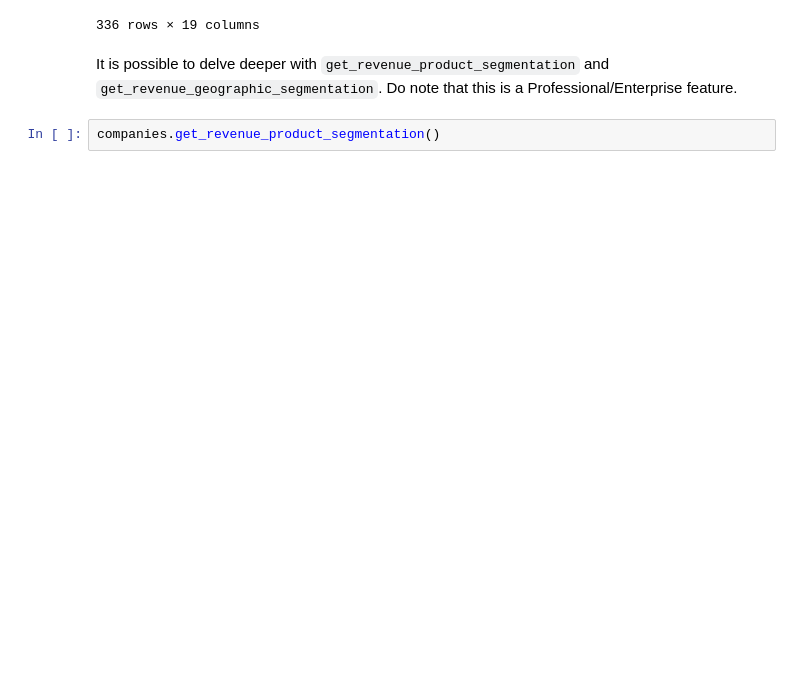
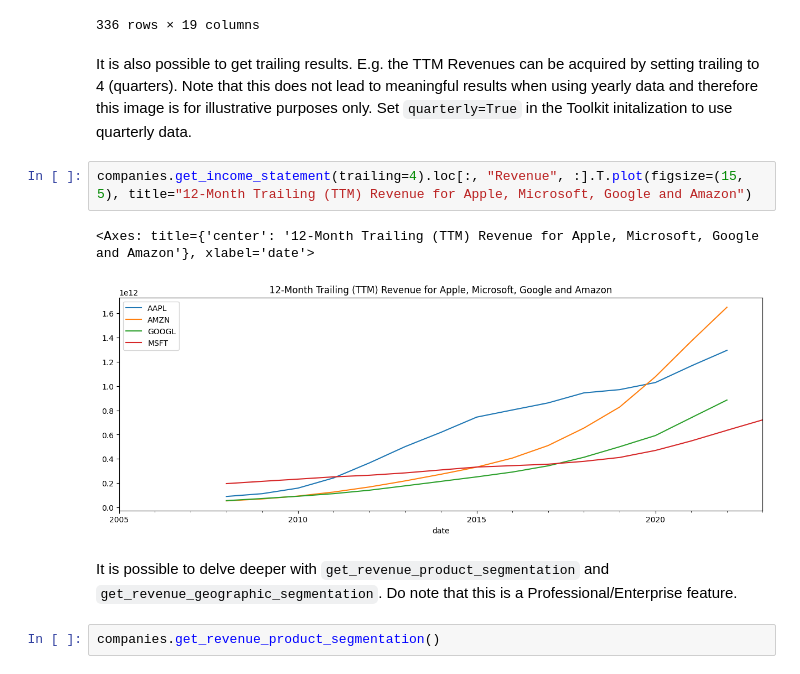
Before and after one commit to JerBouma/FinanceToolkit, a Jupyter notebook: examples/Finance Toolkit - 1. Getting Started.ipynb, the cells around one changed output. Drawn from its saved outputs; the diff is of its cells as text; blank space fills up the shorter version.

```diff
--- a/examples/Finance Toolkit - 1. Getting Started.ipynb
+++ b/examples/Finance Toolkit - 1. Getting Started.ipynb
@@ -214,6 +214,13 @@ companies.get_income_statement(growth=True, lag=[1, 2, 3])
 |  |  | Lag 2 | NaN | NaN | -0.0935 | -0.1008 | -0.09 | -0.0573 | -0.0448 | -0.0472 | -0.0143 | ... |
 |  |  | Lag 3 | NaN | NaN | NaN | -0.1317 | -0.1458 | -0.097 | -0.0926 | -0.0545 | -0.0512 | ... |
 336 rows × 19 columns
+# %% [markdown]
+It is also possible to get trailing results. E.g. the TTM Revenues can be acquired by setting trailing to 4 (quarters). Note that this does not lead to meaningful results when using yearly data and therefore this image is for illustrative purposes only. Set `quarterly=True` in the Toolkit initalization to use quarterly data.
+# %%
+companies.get_income_statement(trailing=4).loc[:, "Revenue", :].T.plot(figsize=(15, 5), title="12-Month Trailing (TTM) Revenue for Apple, Microsoft, Google and Amazon")
+# %% [output]
+<Axes: title={'center': '12-Month Trailing (TTM) Revenue for Apple, Microsoft, Google and Amazon'}, xlabel='date'>
+[figure, added]
 # %% [markdown]
 It is possible to delve deeper with `get_revenue_product_segmentation` and `get_revenue_geographic_segmentation`. Do note that this is a Professional/Enterprise feature.
 # %%
```
Also changed, not shown: parts of 18 cells of this notebook, 2 other files.
